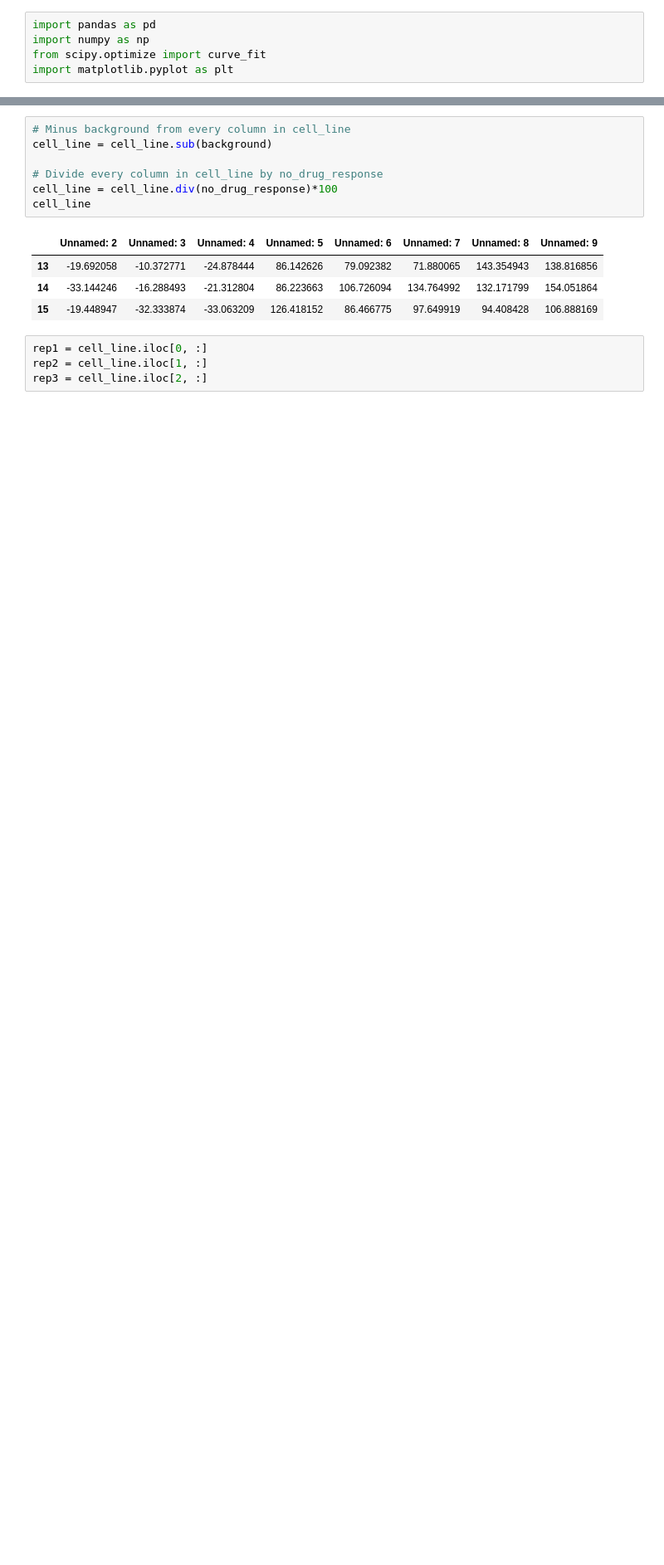
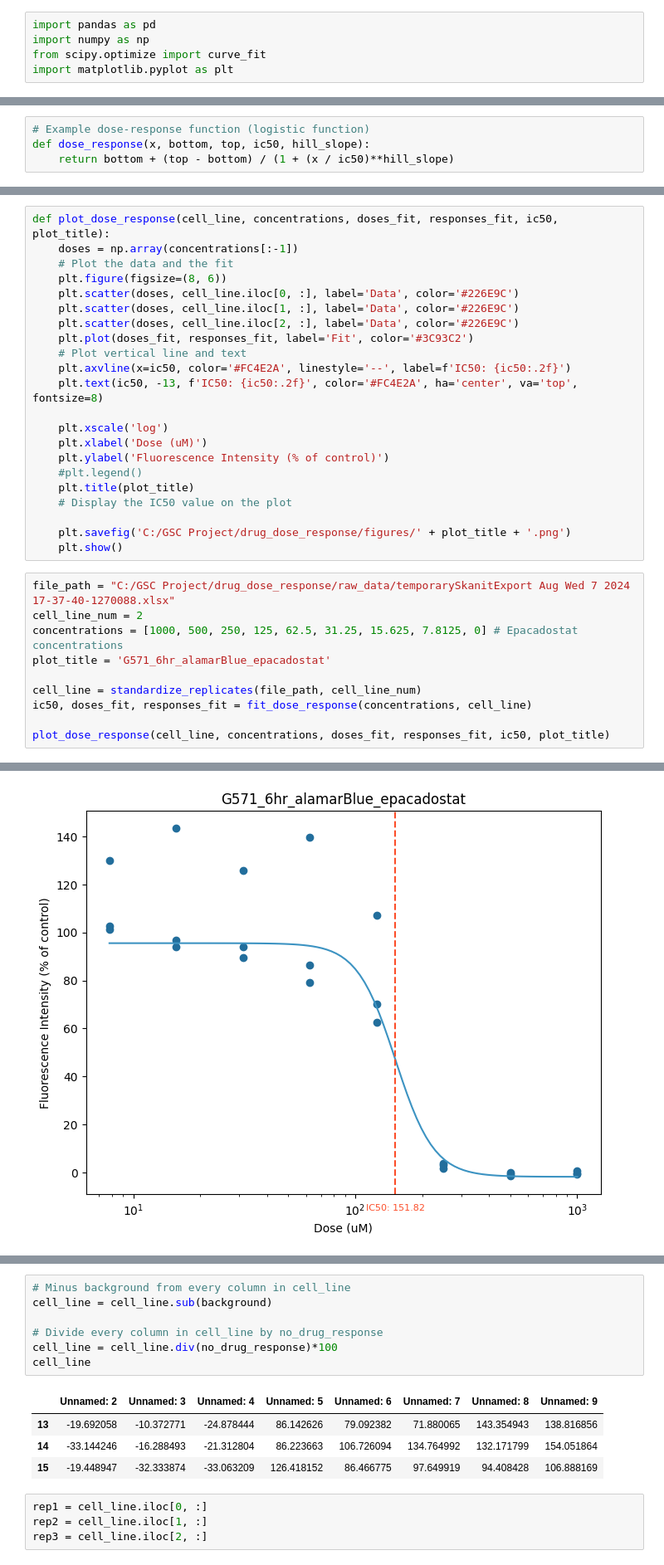
Before and after one commit to jess-xia/drug_dose_response, a Jupyter notebook: dose_response_alamar_triplicate.ipynb, the cells around one changed output, grey strips where cells are left out. Shown: that part at 83% size. Saved outputs shown, nothing was run; the diff lists cells and outputs as text; blank space fills up the shorter version.

```diff
--- a/dose_response_alamar_triplicate.ipynb
+++ b/dose_response_alamar_triplicate.ipynb
@@ -5,0 +46,4 @@ import matplotlib.pyplot as plt
+# %%
+# Example dose-response function (logistic function)
+def dose_response(x, bottom, top, ic50, hill_slope):
+    return bottom + (top - bottom) / (1 + (x / ic50)**hill_slope)
@@ -5,0 +73,33 @@ import matplotlib.pyplot as plt
+# %%
+def plot_dose_response(cell_line, concentrations, doses_fit, responses_fit, ic50, plot_title):
+    doses = np.array(concentrations[:-1])
+    # Plot the data and the fit
+    plt.figure(figsize=(8, 6))
+    plt.scatter(doses, cell_line.iloc[0, :], label='Data', color='#226E9C')
+    plt.scatter(doses, cell_line.iloc[1, :], label='Data', color='#226E9C')
+    plt.scatter(doses, cell_line.iloc[2, :], label='Data', color='#226E9C')
+    plt.plot(doses_fit, responses_fit, label='Fit', color='#3C93C2')
+    # Plot vertical line and text
+    plt.axvline(x=ic50, color='#FC4E2A', linestyle='--', label=f'IC50: {ic50:.2f}')
+    plt.text(ic50, -13, f'IC50: {ic50:.2f}', color='#FC4E2A', ha='center', va='top', fontsize=8)
+
+    plt.xscale('log')
+    plt.xlabel('Dose (uM)')
+    plt.ylabel('Fluorescence Intensity (% of control)')
+    #plt.legend()
+    plt.title(plot_title)
+    # Display the IC50 value on the plot
+
+    plt.savefig('C:/GSC Project/drug_dose_response/figures/' + plot_title + '.png')
+    plt.show()
+# %%
+file_path = "C:/GSC Project/drug_dose_response/raw_data/temporarySkanitExport Aug Wed 7 2024 17-37-40-1270088.xlsx"
+cell_line_num = 2
+concentrations = [1000, 500, 250, 125, 62.5, 31.25, 15.625, 7.8125, 0] # Epacadostat concentrations
+plot_title = 'G571_6hr_alamarBlue_epacadostat'
+
+cell_line = standardize_replicates(file_path, cell_line_num)
+ic50, doses_fit, responses_fit = fit_dose_response(concentrations, cell_line)
+
+plot_dose_response(cell_line, concentrations, doses_fit, responses_fit, ic50, plot_title)
+# %% [output]
@@ -5,0 +110 @@ import matplotlib.pyplot as plt
+[figure, added]
```
Also changed, not shown: parts of 25 cells of this notebook.
